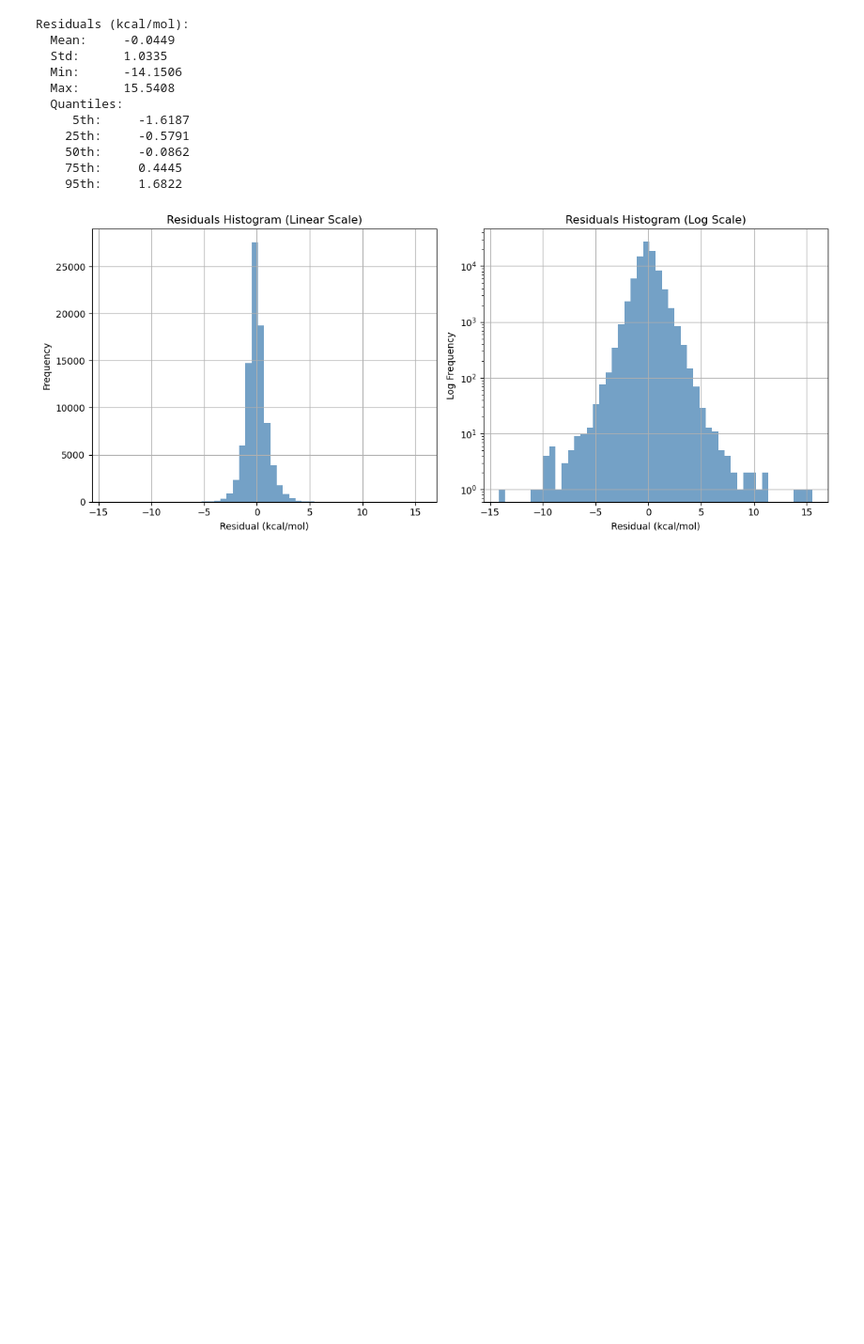
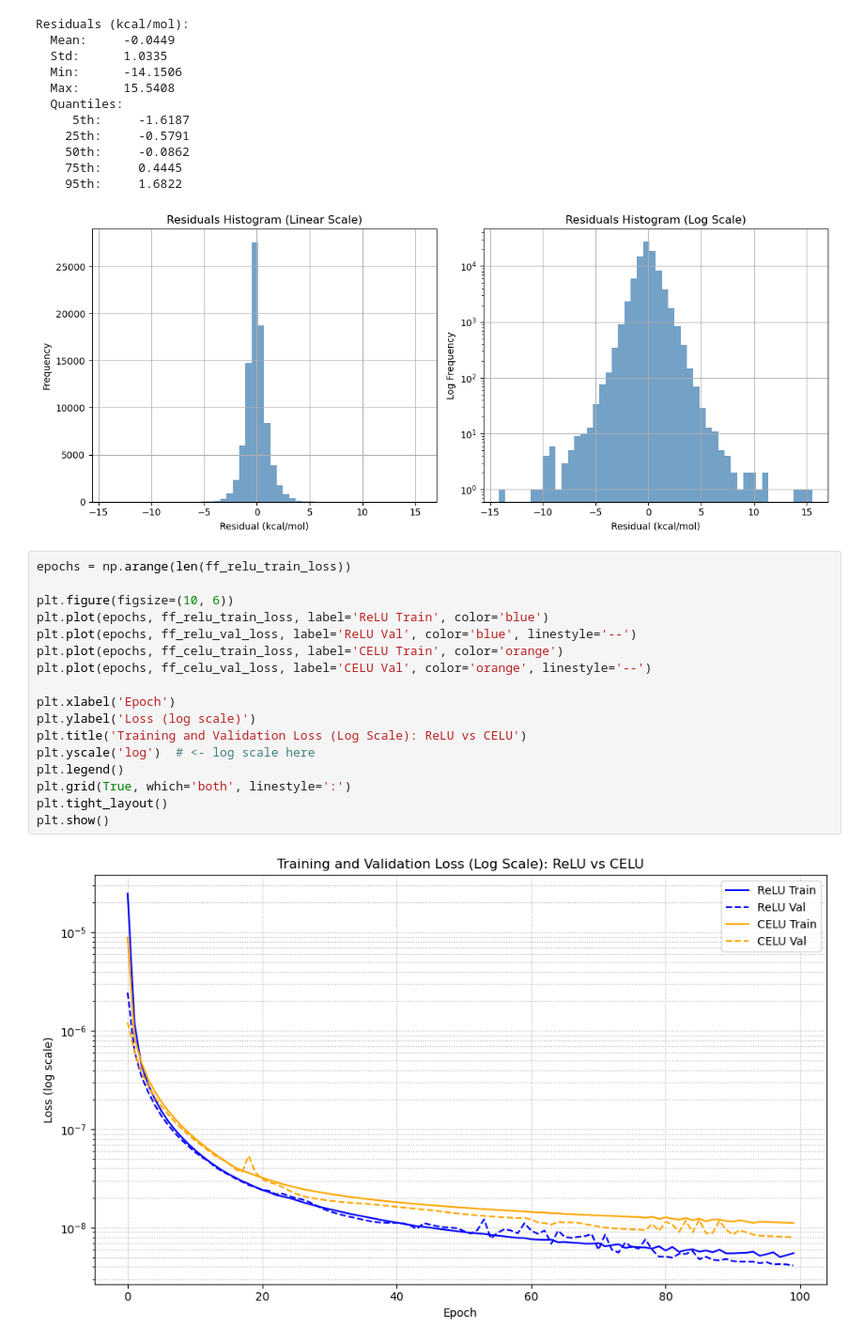
Before and after one commit to Qile0317/bioe142-final-project, a Jupyter notebook: main-project-notebook.ipynb, the cells around one changed output. Shown: that part at 94% size. Drawn from its saved outputs; the diff is of its cells as text; blank space fills up the shorter version.

```diff
--- a/main-project-notebook.ipynb
+++ b/main-project-notebook.ipynb
@@ -528,3 +528,22 @@ Residuals (kcal/mol):
     75th:     0.4445
     95th:     1.6822
 [figure]
+# %%
+epochs = np.arange(len(ff_relu_train_loss))
+
+plt.figure(figsize=(10, 6))
+plt.plot(epochs, ff_relu_train_loss, label='ReLU Train', color='blue')
+plt.plot(epochs, ff_relu_val_loss, label='ReLU Val', color='blue', linestyle='--')
+plt.plot(epochs, ff_celu_train_loss, label='CELU Train', color='orange')
+plt.plot(epochs, ff_celu_val_loss, label='CELU Val', color='orange', linestyle='--')
+
+plt.xlabel('Epoch')
+plt.ylabel('Loss (log scale)')
+plt.title('Training and Validation Loss (Log Scale): ReLU vs CELU')
+plt.yscale('log')  # <- log scale here
+plt.legend()
+plt.grid(True, which='both', linestyle=':')
+plt.tight_layout()
+plt.show()
+# %% [output]
+[figure, added]
```
